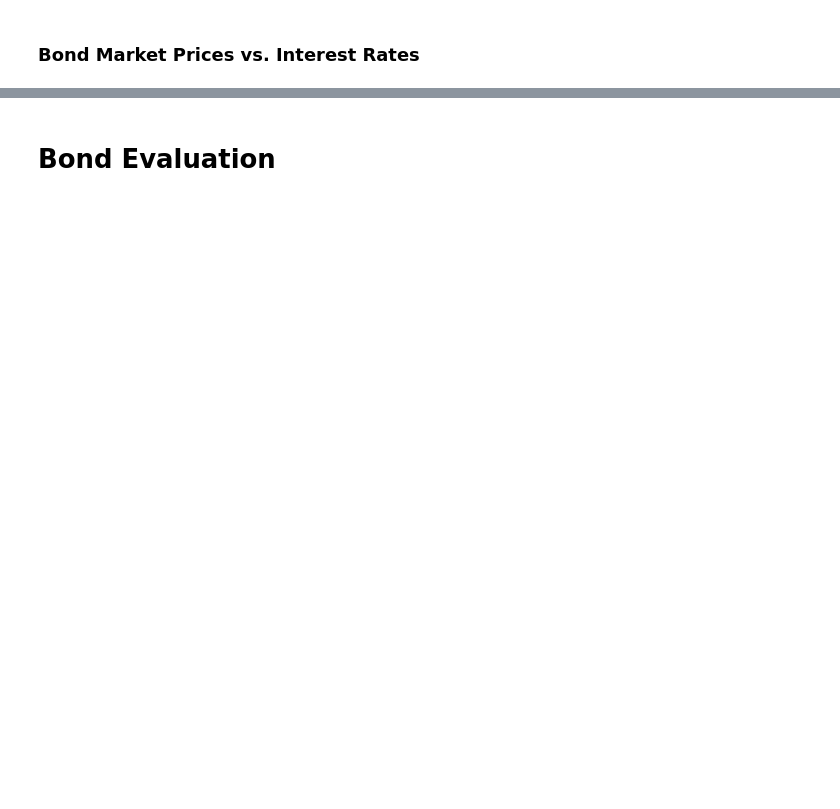
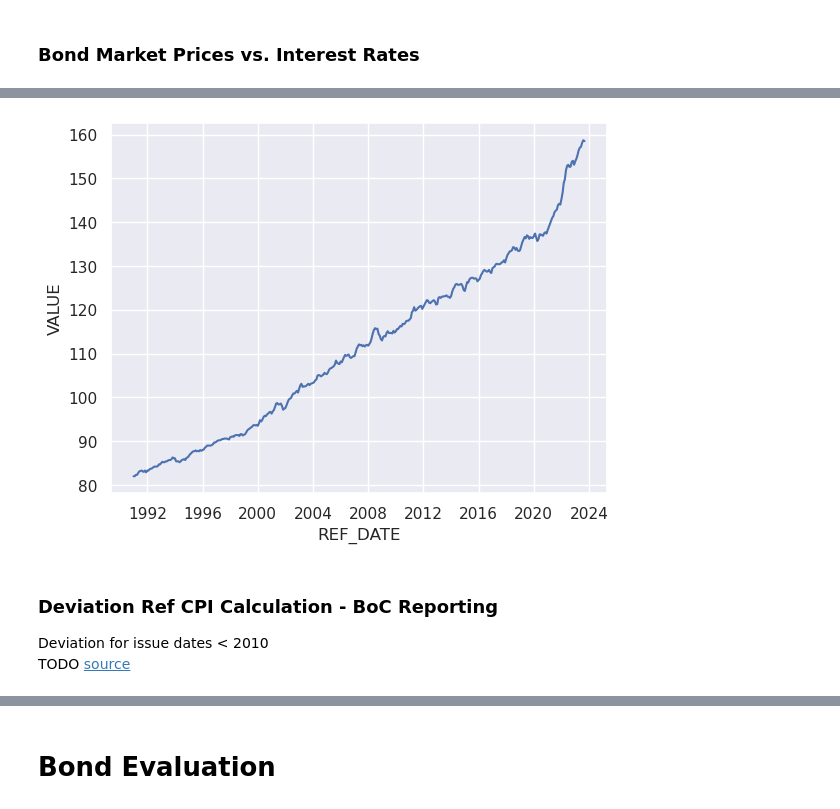
Before and after one commit to marcussteinbacher/fm_se, a Jupyter notebook: fm_se.ipynb, the cells around one changed output, grey strips where cells are left out. Saved outputs shown, nothing was run; the diff lists cells and outputs as text; code cells hidden in the pictures; blank space fills up the shorter version.

```diff
--- a/fm_se.ipynb
+++ b/fm_se.ipynb
@@ -167,0 +243,38 @@ Dropdown(description='Interest', options=(('Prime rate ', 'V80691311'), ('1-year
+# %%
+class RefCPI():
+    def __init__(self, index="All-items"):
+        df = pd.read_csv("data/cpi.csv",index_col="REF_DATE")
+        df.index = df.index.map(lambda d: dt.datetime.strptime(d,"%Y-%m"))
+        self.df = df[df["Products and product groups"]== index]
+        self.available_indices = df["Products and product groups"].unique()
+
+    def ref_cpi(self,t:pd.Timestamp,lag=3)->float:
+        """
+        Berechnet den Ref CPI für ein Datum t lt. Bank of Canada, Real Return Bonds, pp. 1-2.
+        Basis: CPI All items, seasonally not adjusted 1991 - 2023.
+        params:
+            t: pd.Timestamp: Das betrachtete Datum, für welches der Ref CPI berechnet werden soll.
+            lag: int: Die Anzahl der Monate, die ausgehend von t bis zum jeweiligen Ersten zurückgegangen werden muss; default = 3.
+        returns:
+            float: Ref CPI für ein Datum t gerundet auf 5 Dezimalstellen (Bank of Canada, Real Return Bonds, p.1)
+        """
+        d,n = t.day, t.days_in_month
+        ref_date = t - pd.DateOffset(months=lag, day=1)
+        #print(ref_date, ref_date + pd.DateOffset(months=1,day=1))
+        cpi_0 = self.df.loc[ref_date,"VALUE"]
+        cpi_1 = self.df.loc[ref_date + pd.DateOffset(months=1, day=1),"VALUE"]
+
+        return round(cpi_0 + ((d-1)/n) * (cpi_1 - cpi_0),ndigits=5)
+
+    def index_ratio(self, t:pd.Timestamp,base:pd.Timestamp)->float:
+        """
+        Berechnet den Index Ratio für ein Datum t und Basisdatum (=issue date) base lt. Bank of Canada, Real Return Bonds, pp. 1-2.
+        params:
+            t: pd.Timestamp: Das betrachtete Datum, für welches der IR berechnet werden soll.
+            base: pd.Timestamp: Das Basisdatum, für welches der Ref CPI berechnet werden soll (= issue date des Bonds).
+        returns:
+            float: IR für Datum t und base gerundet auf 5 Dezimalstellen (Bank of Canada, Real Return Bonds, p.1)
+        """
+        return round(self.ref_cpi(t)/RefCPI.ref_cpi(base),ndigits=5)
+
+ref_cpi = RefCPI()
@@ -167,0 +291,9 @@ Dropdown(description='Interest', options=(('Prime rate ', 'V80691311'), ('1-year
+# %%
+sns.lineplot(data=ref_cpi.df,x="REF_DATE",y="VALUE")
+plt.show()
+# %% [output]
+[figure, added]
+# %% [markdown]
+### Deviation Ref CPI Calculation - BoC Reporting
+Deviation for issue dates < 2010 <br>
+TODO [source](köugsagf)
```
Also changed, not shown: parts of 38 cells of this notebook, 3 other files.
